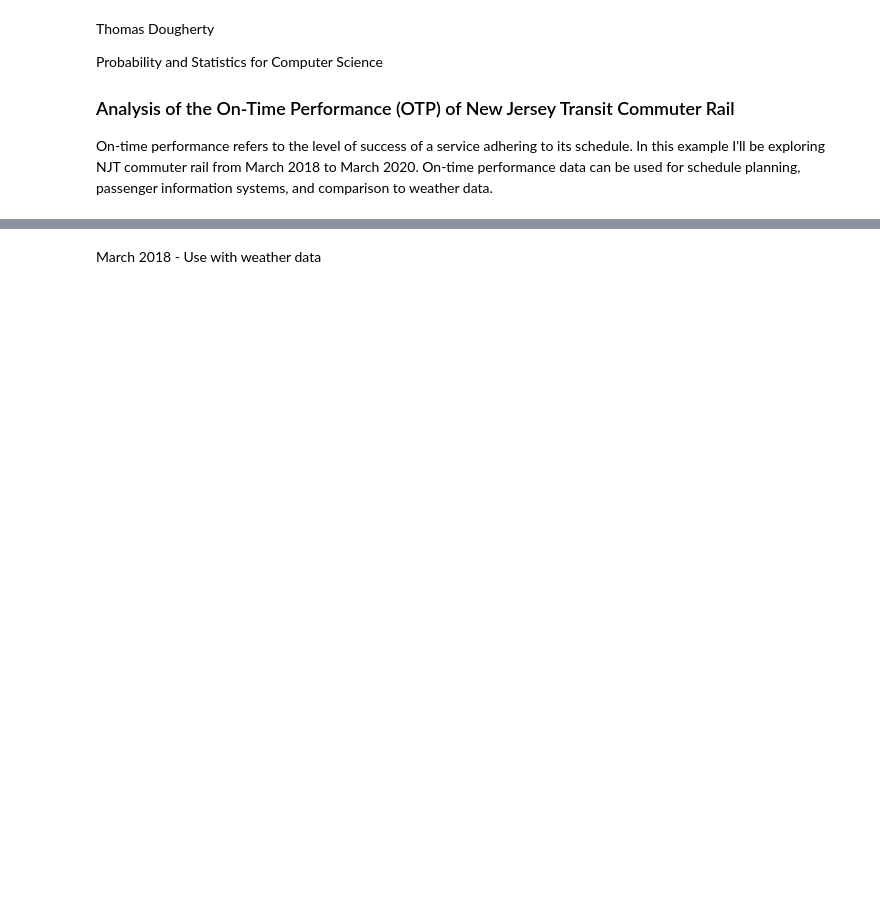
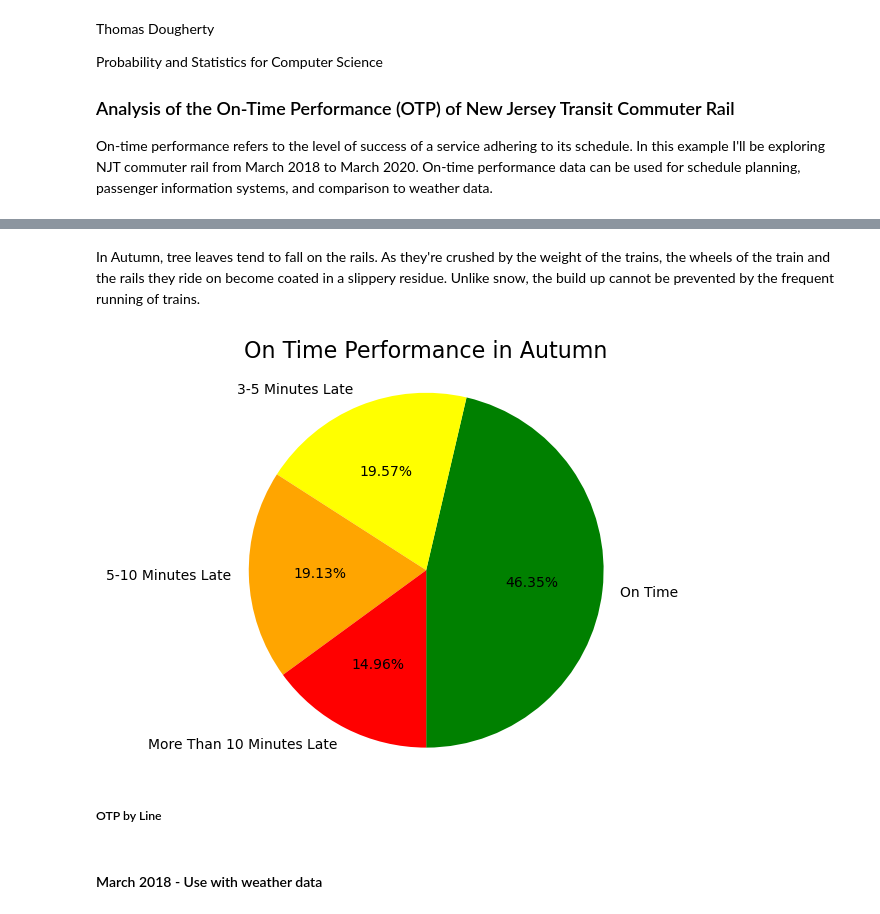
Before and after one commit to d0ugherty/On-Time-Performance-Stats, a Jupyter notebook: project.ipynb, the cells around one changed output, grey strips where cells are left out. Drawn from its saved outputs; the diff is of its cells as text; code cells hidden in the pictures; blank space fills up the shorter version.

```diff
--- a/project.ipynb
+++ b/project.ipynb
@@ -42,0 +40,8 @@ Done formatting dataframe
+# %% [markdown]
+In Autumn, tree leaves tend to fall on the rails. As they're crushed by the weight of the trains, the wheels of the train and the rails they ride on become coated in a slippery residue. Unlike snow, the build up cannot be prevented by the frequent running of trains.
+# %%
+helper.chart_otp(all_services[(all_services['date'].dt.month >=9)],"On Time Performance in Autumn")
+# %% [output]
+[figure, added]
+# %% [markdown]
+##### OTP by Line
@@ -43,5 +64,5 @@ Done formatting dataframe
 # %% [markdown]
-March 2018 - Use with weather data
+#### March 2018 - Use with weather data
 # %%
  #create new dataframe with data broken down by line
 mar_2018 = all_services[(all_services['date'].dt.month == 3) & (all_services['date'].dt.year == 2018)]
```
Also changed, not shown: parts of 11 cells of this notebook, 2 other files.
